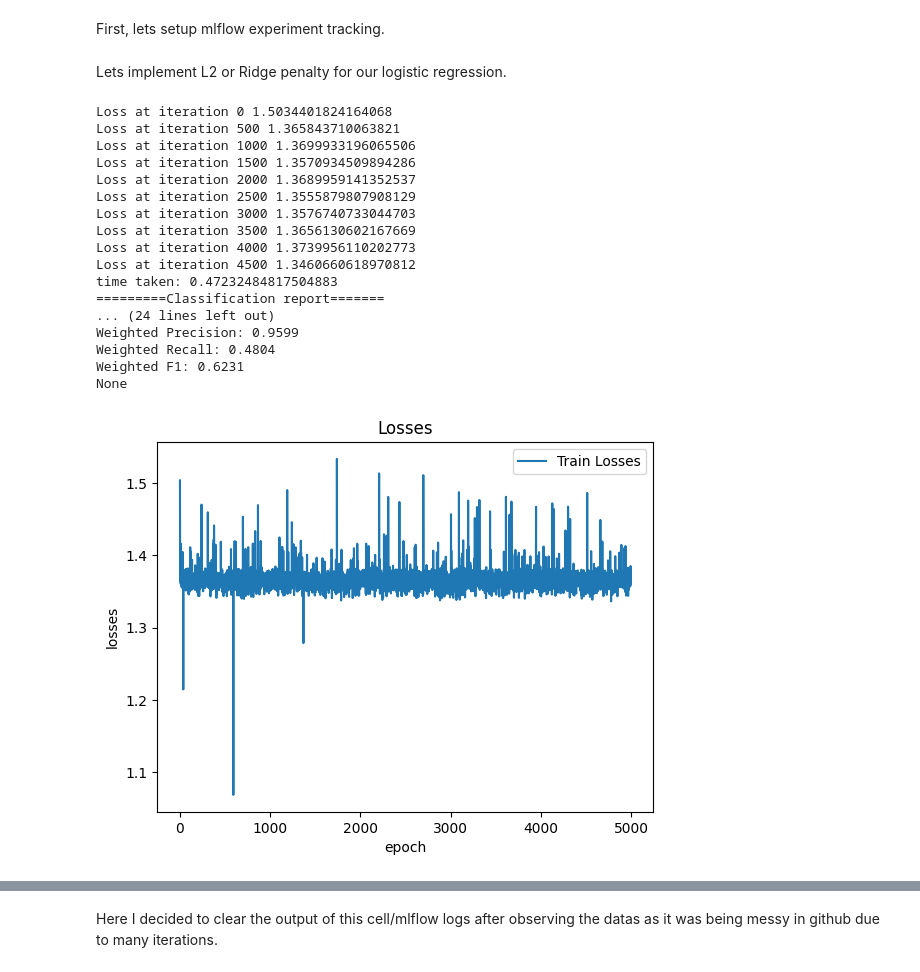
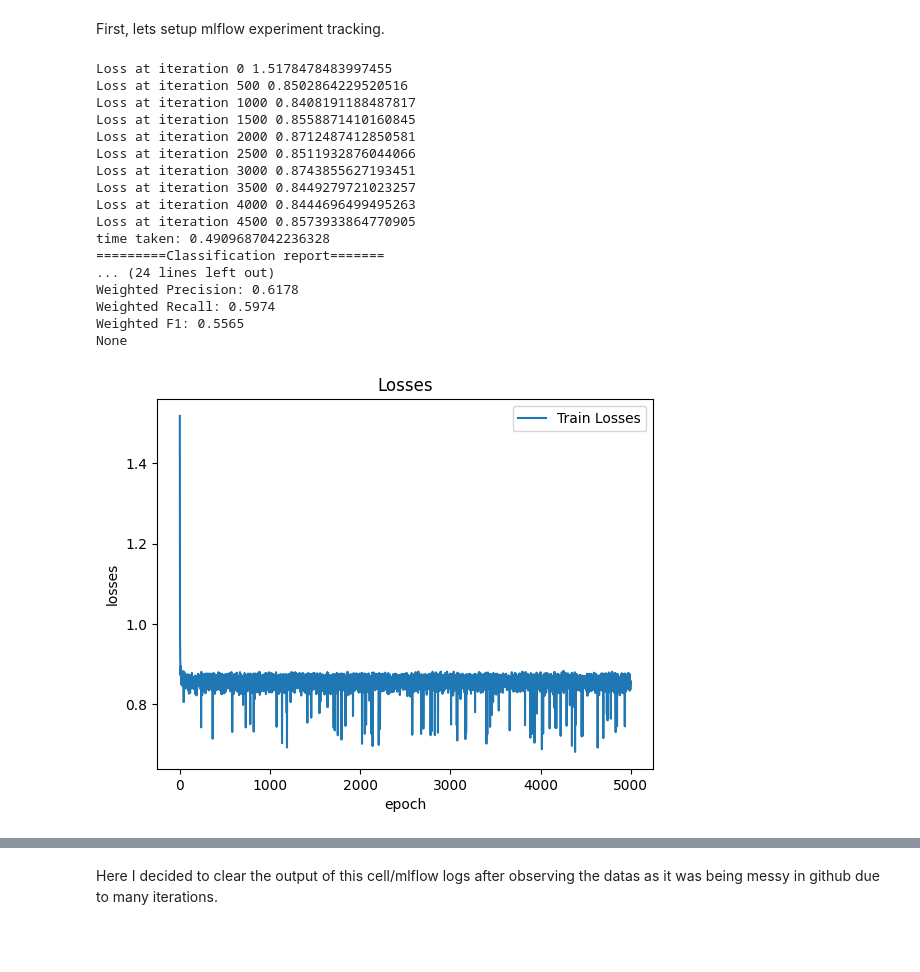
Before and after one commit to puskr99/A3-car-price, a Jupyter notebook: code/car-price-prediction.ipynb, the cells around one changed output, grey strips where cells are left out. Saved outputs shown, nothing was run; the diff lists cells and outputs as text; code cells hidden in the pictures; blank space fills up the shorter version.

```diff
--- a/code/car-price-prediction.ipynb
+++ b/code/car-price-prediction.ipynb
@@ -324,6 +324,7 @@ sns.displot(df['selling_price'])
 
 labels = [0, 1, 2, 3]
 
-df['price_category'] = pd.cut(df['selling_price'], labels = labels, bins = 4)
+# df['price_category'] = pd.cut(df['selling_price'], labels = labels, bins = 4)
+df['price_category'] = pd.cut(df['selling_price'], bins=[0, 260000, 450000, 700000, np.inf], labels=[0, 1, 2, 3])
 df['price_category'].unique()
 # %% [output]
@@ -608,13 +614,17 @@ First, lets setup mlflow experiment tracking.
 import time
 class CustomLogisticRegression:
 
-    def __init__(self, k = None, n = None, regularization: float = None, method= "minibatch", alpha = 0.001, max_iter=5000):
+    def __init__(self, k = None, n = None, penalty: float = None, method= "minibatch", alpha = 0.001, max_iter=5000):
         self.k = k
         self.n = n
         self.alpha = alpha
         self.max_iter = max_iter
         self.method = method
-        self.regularization = regularization
+        self.penalty = penalty
+
+        # calculate regularization using penalty
+        # if no penalty initialized to None
+
 
     def fit(self, X, Y):
         self.W = np.random.rand(self.n, self.k)
@@ -625,7 +635,9 @@ class CustomLogisticRegression:
             for i in range(self.max_iter):
                 loss, grad =  self.gradient(X, Y)
                 self.losses.append(loss)
+
                 self.W = self.W - self.alpha * grad
+
                 if i % 500 == 0:
                     print(f"Loss at iteration {i}", loss)
             print(f"time taken: {time.time() - start_time}")
@@ -637,9 +649,11 @@ class CustomLogisticRegression:
                 ix = np.random.randint(0, X.shape[0]) #<----with replacement
                 batch_X = X[ix:ix+batch_size]
                 batch_Y = Y[ix:ix+batch_size]
-                loss, grad = self.gradient(batch_X, batch_Y)
+                loss, grad = self.gradient(batch_X, batch_Y, self.W)
                 self.losses.append(loss)
+
                 self.W = self.W - self.alpha * grad
+
                 if i % 500 == 0:
                     print(f"Loss at iteration {i}", loss)
             print(f"time taken: {time.time() - start_time}")
@@ -655,6 +669,7 @@ class CustomLogisticRegression:
                 Y_train = Y[idx]
                 loss, grad = self.gradient(X_train, Y_train)
                 self.losses.append(loss)
+
                 self.W = self.W - self.alpha * grad
 
                 list_of_used_ix.append(i)
@@ -668,12 +683,17 @@ class CustomLogisticRegression:
             raise ValueError('Method must be one of the followings: "batch", "minibatch" or "sto".')
 
 
-    def gradient(self, X, Y):
+    def gradient(self, X, Y, W):
         m = X.shape[0]
         h = self.h_theta(X, self.W)
         loss = - np.sum(Y*np.log(h)) / m
         error = h - Y
-        grad = self.softmax_grad(X, error)
+
+        if self.get_ridge_penalty(W) is not None:
+            grad = self.softmax_grad(X, error) + self.get_ridge_derivation(W)
+        else:
+            grad = self.softmax_grad(X, error)
+
         return loss, grad
 
 
@@ -795,5 +815,16 @@ class CustomLogisticRegression:
             print(f"Weighted Precision: {weighted_precision:.4f}")
             print(f"Weighted Recall: {weighted_recall:.4f}")
             print(f"Weighted F1: {weighted_f1:.4f}")
+
+
+    #Lets implement L2 or Ridge penalty for our logistic regression.
+    def get_ridge_penalty(self, W):
+        # if no penalty return none
+        if self.penalty is None:
+            return None
+        return self.penalty * np.sum(np.square(W))
+
+
+    # derivation of Ridge.
+    def get_ridge_derivation(self, W):
+        return self.penalty * 2 * W
-# %% [markdown]
-Lets implement L2 or Ridge penalty for our logistic regression.
@@ -831,35 +846,35 @@ for each_class in range(k):
 # %%
 from sklearn.metrics import classification_report, accuracy_score
 
 l = 1
 
-model = Ridge(k = len(labels), n= X_train.shape[1], method="minibatch")
+model = CustomLogisticRegression(penalty=0.1, k = len(labels), n= X_train.shape[1], method="minibatch")
 
 model.fit(X_train, Y_train_encoded)
 
 yhat = model.predict(X_test)
 model.plot()
 print("=========Classification report=======")
-print("Report: ", classification_report(y_test, yhat))
+print("Report: ", classification_report(y_true=y_test, y_pred=yhat))
 
 print("=========Custom Classification Report===============")
 print(model.custom_classification_report(y_true= y_test, y_pred=yhat))
 # %% [output]
-Loss at iteration 0 1.5034401824164068
-Loss at iteration 500 1.365843710063821
-Loss at iteration 1000 1.3699933196065506
-Loss at iteration 1500 1.3570934509894286
-Loss at iteration 2000 1.3689959141352537
-Loss at iteration 2500 1.3555879807908129
-Loss at iteration 3000 1.3576740733044703
-Loss at iteration 3500 1.3656130602167669
-Loss at iteration 4000 1.3739956110202773
-Loss at iteration 4500 1.3460660618970812
-time taken: 0.47232484817504883
+Loss at iteration 0 1.5178478483997455
+Loss at iteration 500 0.8502864229520516
+Loss at iteration 1000 0.8408191188487817
+Loss at iteration 1500 0.8558871410160845
+Loss at iteration 2000 0.8712487412850581
+Loss at iteration 2500 0.8511932876044066
+Loss at iteration 3000 0.8743855627193451
+Loss at iteration 3500 0.8449279721023257
+Loss at iteration 4000 0.8444696499495263
+Loss at iteration 4500 0.8573933864770905
+time taken: 0.4909687042236328
 =========Classification report=======
 ... (24 lines left out)
-Weighted Precision: 0.9599
-Weighted Recall: 0.4804
-Weighted F1: 0.6231
+Weighted Precision: 0.6178
+Weighted Recall: 0.5974
+Weighted F1: 0.5565
 None
-[figure, old version]
+[figure, new version]
```
Also changed, not shown: parts of 11 cells of this notebook, 1 other file.
